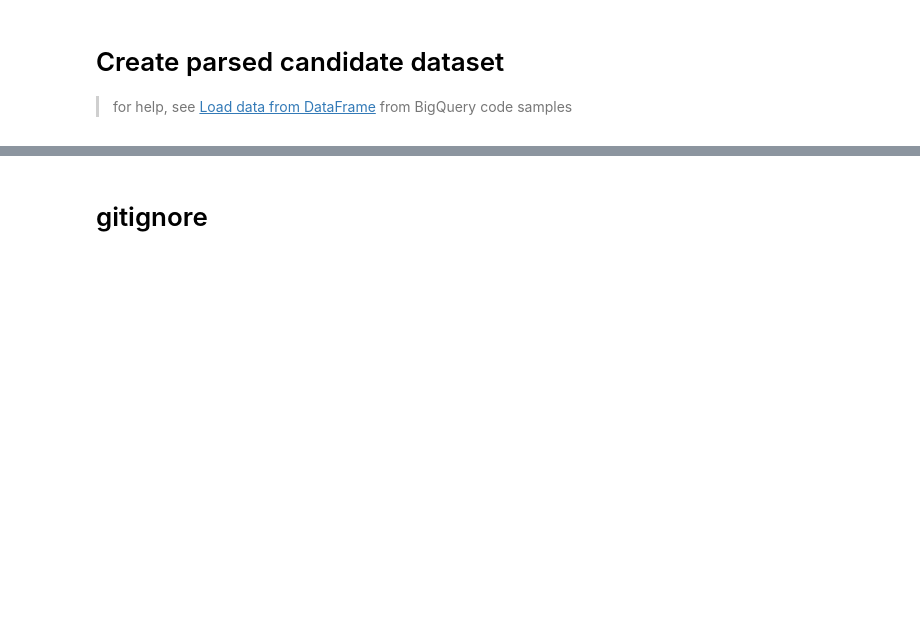
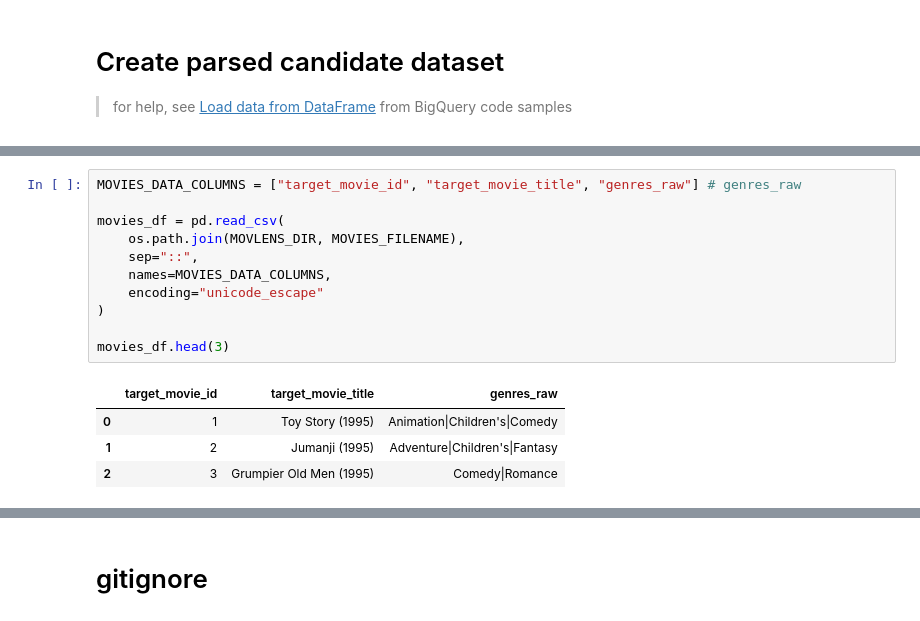
Before and after one commit to tottenjordan/crispy_towers, a Jupyter notebook: notebooks/00_data_prep.ipynb, the cells around one changed output, grey strips where cells are left out. Saved outputs shown, nothing was run; the diff lists cells and outputs as text; blank space fills up the shorter version.

```diff
--- a/notebooks/00_data_prep.ipynb
+++ b/notebooks/00_data_prep.ipynb
@@ -566,0 +363,16 @@ BQ_TABLE_REF
+# %%
+MOVIES_DATA_COLUMNS = ["target_movie_id", "target_movie_title", "genres_raw"] # genres_raw
+
+movies_df = pd.read_csv(
+    os.path.join(MOVLENS_DIR, MOVIES_FILENAME),
+    sep="::",
+    names=MOVIES_DATA_COLUMNS,
+    encoding="unicode_escape"
+)
+
+movies_df.head(3)
+# %% [output]
+|  | target_movie_id | target_movie_title | genres_raw |
+| 0 | 1 | Toy Story (1995) | Animation|Children's|Comedy |
+| 1 | 2 | Jumanji (1995) | Adventure|Children's|Fantasy |
+| 2 | 3 | Grumpier Old Men (1995) | Comedy|Romance |
```
Also changed, not shown: parts of 42 cells of this notebook, 3 other files.
